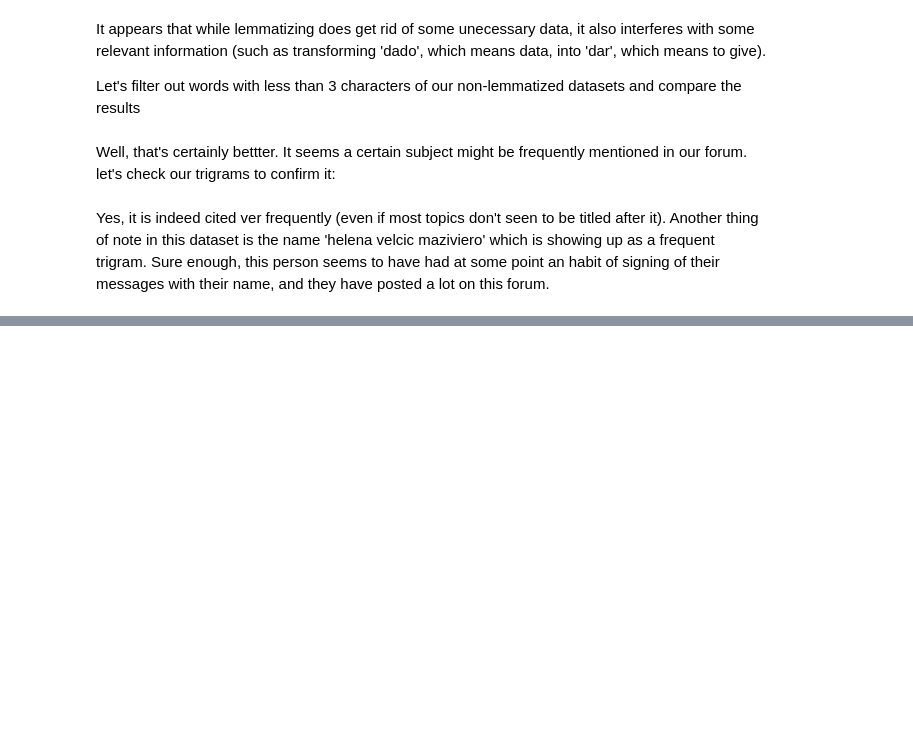
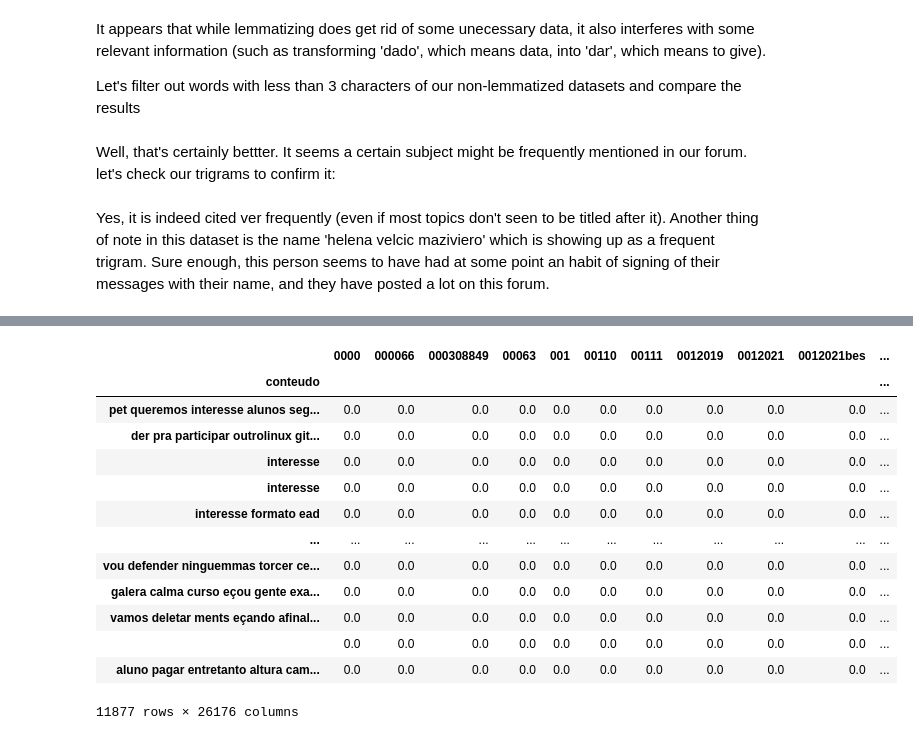
Before and after one commit to isaacmsl/pln-forum-sigaa, a Jupyter notebook: pipeline.ipynb, the cells around one changed output, grey strips where cells are left out. Cells and saved outputs as stored; diff of their text form; code cells hidden in the pictures; blank space fills up the shorter version.

```diff
--- a/pipeline.ipynb
+++ b/pipeline.ipynb
@@ -547,0 +576,17 @@ All in all, the forum seems to have mostly been used as expected. Discussions of
+# %%
+content_tfidf
+# %% [output]
+|  | 0000 | 000066 | 000308849 | 00063 | 001 | 00110 | 00111 | 0012019 | 0012021 | 0012021bes | ... |
+| conteudo |  |  |  |  |  |  |  |  |  |  | ... |
+| pet queremos interesse alunos seg... | 0.0 | 0.0 | 0.0 | 0.0 | 0.0 | 0.0 | 0.0 | 0.0 | 0.0 | 0.0 | ... |
+| der pra participar outrolinux git... | 0.0 | 0.0 | 0.0 | 0.0 | 0.0 | 0.0 | 0.0 | 0.0 | 0.0 | 0.0 | ... |
+| interesse | 0.0 | 0.0 | 0.0 | 0.0 | 0.0 | 0.0 | 0.0 | 0.0 | 0.0 | 0.0 | ... |
+| interesse | 0.0 | 0.0 | 0.0 | 0.0 | 0.0 | 0.0 | 0.0 | 0.0 | 0.0 | 0.0 | ... |
+| interesse formato ead | 0.0 | 0.0 | 0.0 | 0.0 | 0.0 | 0.0 | 0.0 | 0.0 | 0.0 | 0.0 | ... |
+| ... | ... | ... | ... | ... | ... | ... | ... | ... | ... | ... | ... |
+| vou defender ninguemmas torcer ce... | 0.0 | 0.0 | 0.0 | 0.0 | 0.0 | 0.0 | 0.0 | 0.0 | 0.0 | 0.0 | ... |
+| galera calma curso eçou gente exa... | 0.0 | 0.0 | 0.0 | 0.0 | 0.0 | 0.0 | 0.0 | 0.0 | 0.0 | 0.0 | ... |
+| vamos deletar ments eçando afinal... | 0.0 | 0.0 | 0.0 | 0.0 | 0.0 | 0.0 | 0.0 | 0.0 | 0.0 | 0.0 | ... |
+|  | 0.0 | 0.0 | 0.0 | 0.0 | 0.0 | 0.0 | 0.0 | 0.0 | 0.0 | 0.0 | ... |
+| aluno pagar entretanto altura cam... | 0.0 | 0.0 | 0.0 | 0.0 | 0.0 | 0.0 | 0.0 | 0.0 | 0.0 | 0.0 | ... |
+11877 rows × 26176 columns
```
Also changed, not shown: parts of 9 cells of this notebook.
